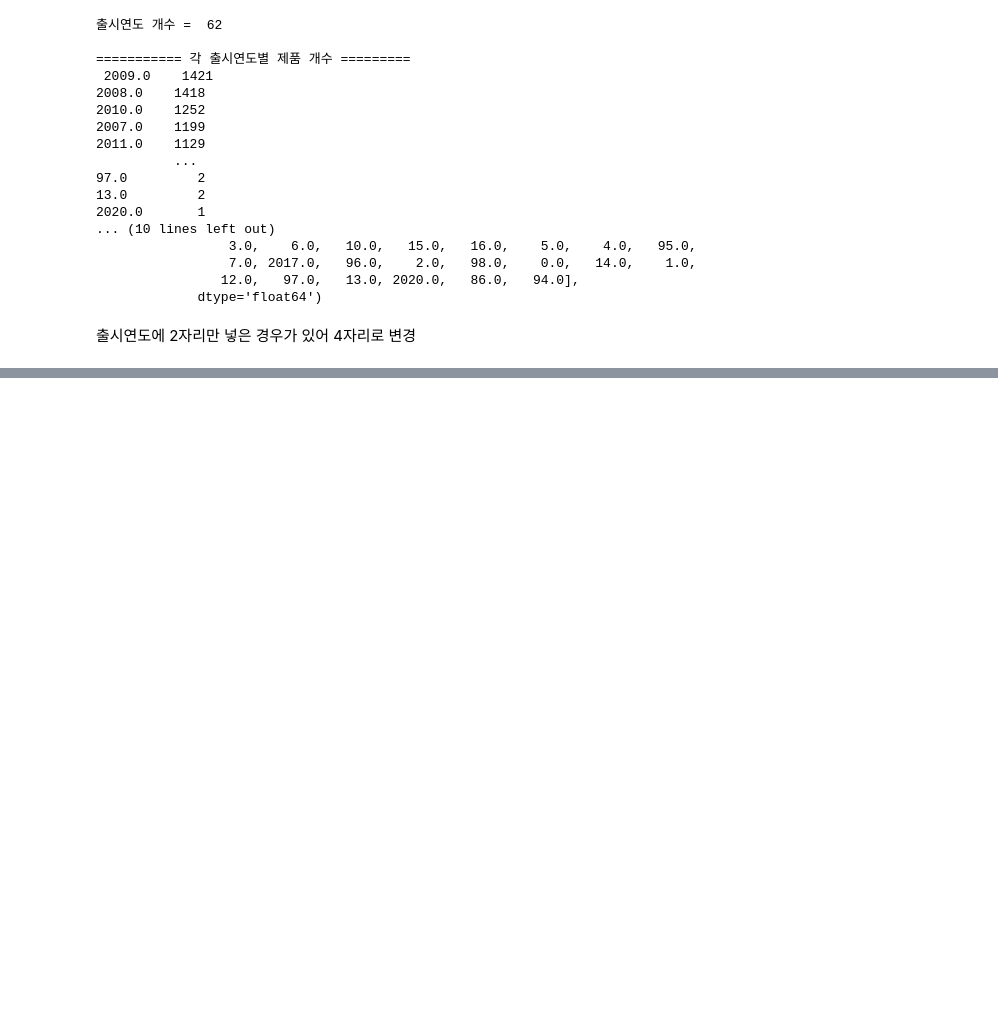
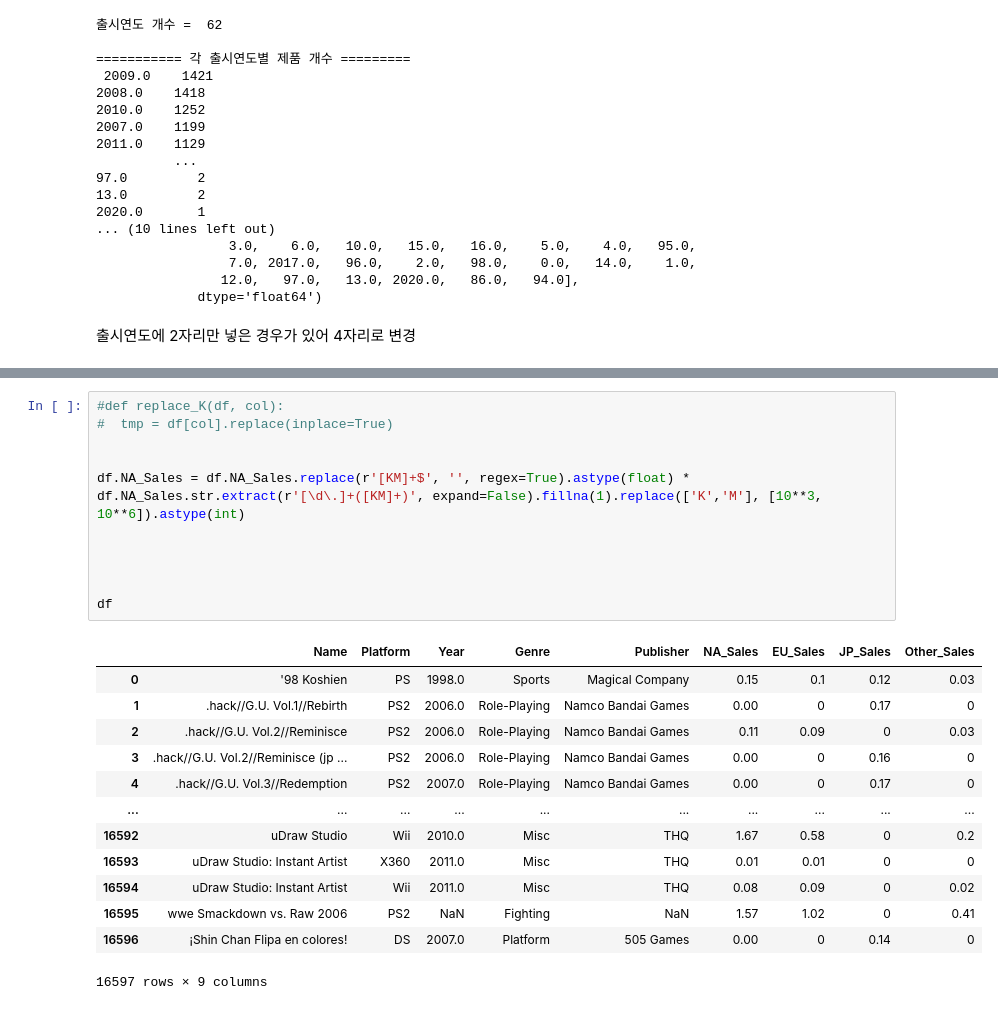
Before and after one commit to bhkwon89/Section1_project, a Jupyter notebook: Section1_Project.ipynb, the cells around one changed output, grey strips where cells are left out. Cells and saved outputs as stored; diff of their text form; blank space fills up the shorter version.

```diff
--- a/Section1_Project.ipynb
+++ b/Section1_Project.ipynb
@@ -302,0 +310,25 @@ df[df['Publisher'].isna()]
+# %%
+#def replace_K(df, col):
+#  tmp = df[col].replace(inplace=True)
+
+
+df.NA_Sales = df.NA_Sales.replace(r'[KM]+$', '', regex=True).astype(float) * df.NA_Sales.str.extract(r'[\d\.]+([KM]+)', expand=False).fillna(1).replace(['K','M'], [10**3, 10**6]).astype(int)
+
+
+
+
+df
+# %% [output]
+|  | Name | Platform | Year | Genre | Publisher | NA_Sales | EU_Sales | JP_Sales | Other_Sales |
+| 0 | '98 Koshien | PS | 1998.0 | Sports | Magical Company | 0.15 | 0.1 | 0.12 | 0.03 |
+| 1 | .hack//G.U. Vol.1//Rebirth | PS2 | 2006.0 | Role-Playing | Namco Bandai Games | 0.00 | 0 | 0.17 | 0 |
+| 2 | .hack//G.U. Vol.2//Reminisce | PS2 | 2006.0 | Role-Playing | Namco Bandai Games | 0.11 | 0.09 | 0 | 0.03 |
+| 3 | .hack//G.U. Vol.2//Reminisce (jp ... | PS2 | 2006.0 | Role-Playing | Namco Bandai Games | 0.00 | 0 | 0.16 | 0 |
+| 4 | .hack//G.U. Vol.3//Redemption | PS2 | 2007.0 | Role-Playing | Namco Bandai Games | 0.00 | 0 | 0.17 | 0 |
+| ... | ... | ... | ... | ... | ... | ... | ... | ... | ... |
+| 16592 | uDraw Studio | Wii | 2010.0 | Misc | THQ | 1.67 | 0.58 | 0 | 0.2 |
+| 16593 | uDraw Studio: Instant Artist | X360 | 2011.0 | Misc | THQ | 0.01 | 0.01 | 0 | 0 |
+| 16594 | uDraw Studio: Instant Artist | Wii | 2011.0 | Misc | THQ | 0.08 | 0.09 | 0 | 0.02 |
+| 16595 | wwe Smackdown vs. Raw 2006 | PS2 | NaN | Fighting | NaN | 1.57 | 1.02 | 0 | 0.41 |
+| 16596 | ¡Shin Chan Flipa en colores! | DS | 2007.0 | Platform | 505 Games | 0.00 | 0 | 0.14 | 0 |
+16597 rows × 9 columns
```
Also changed, not shown: parts of 8 cells of this notebook.
